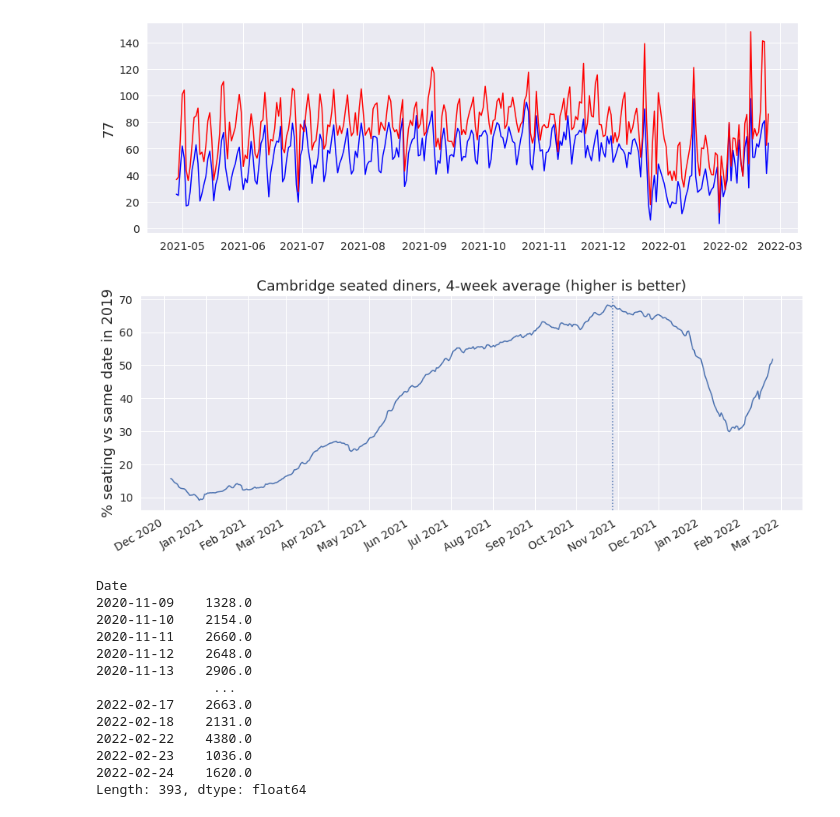
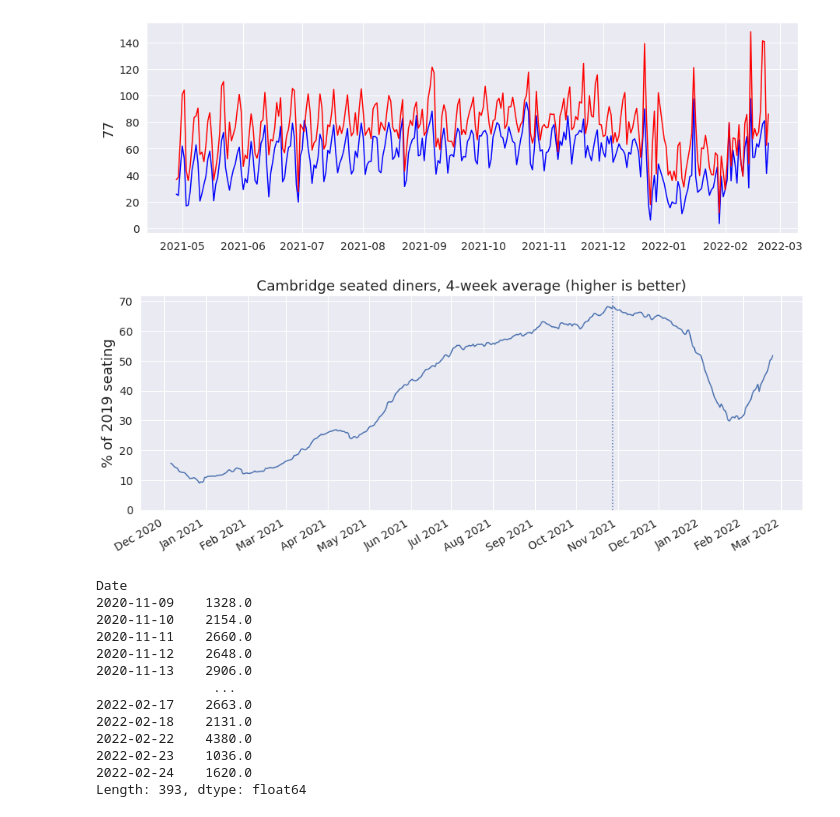
Before and after one commit to itamarst/cambridge-dining, a Jupyter notebook: dining-cambridge.ipynb, the cells around one changed output. Drawn from its saved outputs; the diff is of its cells as text; code cells hidden in the pictures.

```diff
--- a/dining-cambridge.ipynb
+++ b/dining-cambridge.ipynb
@@ -64,7 +64,7 @@ Name: 77, Length: 470, dtype: float64
 2022-02-23     86.09
 Name: 74, Length: 735, dtype: float64
 # %%
-def plot_series(data, title, ylabel):
+def plot_series(data, title, ylabel, ylim=None):
     plt.figure(figsize=(15,5))
     ax = sns.lineplot(data=data)
     ax.set_title(title)
@@ -73,6 +73,8 @@ def plot_series(data, title, ylabel):
     ax.xaxis.set_major_formatter(mdates.DateFormatter('%b %Y'))
     for label in ax.get_xticklabels(which='major'):
         label.set(rotation=30, horizontalalignment='right')
+    if ylim:
+        ax.set_ylim(ylim)
     plt.axvline(x=datetime(2021, 10, 28), linestyle=":", label="Peak")
     plt.show()
 # %%
@@ -88,9 +90,9 @@ plt.show()
 [figure]
 # %%
 cambridge_28dayaverage = cambridge.rolling(window=28).mean()
-plot_series(cambridge_28dayaverage, "Cambridge seated diners, 4-week average (higher is better)", ylabel="% seating vs same date in 2019")
+plot_series(cambridge_28dayaverage, "Cambridge seated diners, 4-week average (higher is better)", ylabel="% of 2019 seating", ylim=[0, 72])
 # %% [output]
-[figure, old version]
+[figure, new version]
 # %%
 covid_cases = pd.read_csv("ma-covid-cases.csv", parse_dates=["Date"])
 covid_cases = covid_cases.set_index("Date")
```
Also changed, not shown: parts of 1 cell of this notebook.
